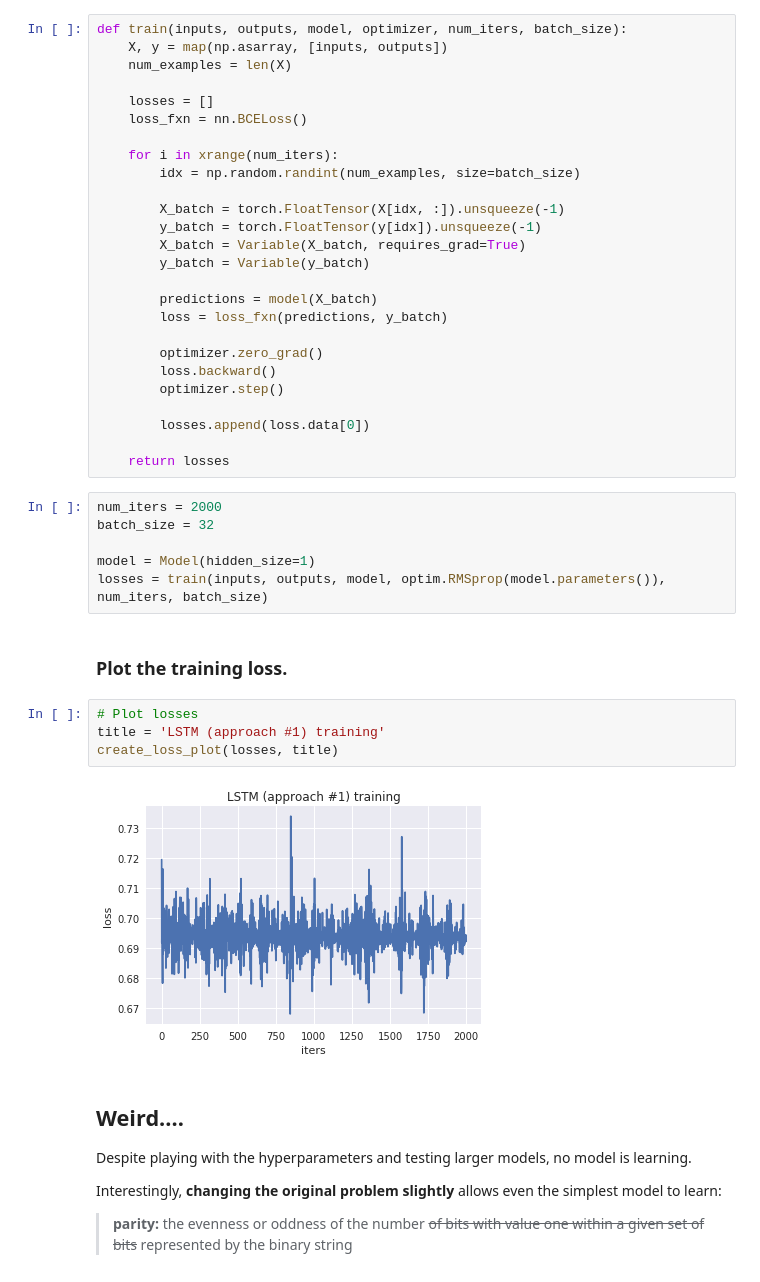
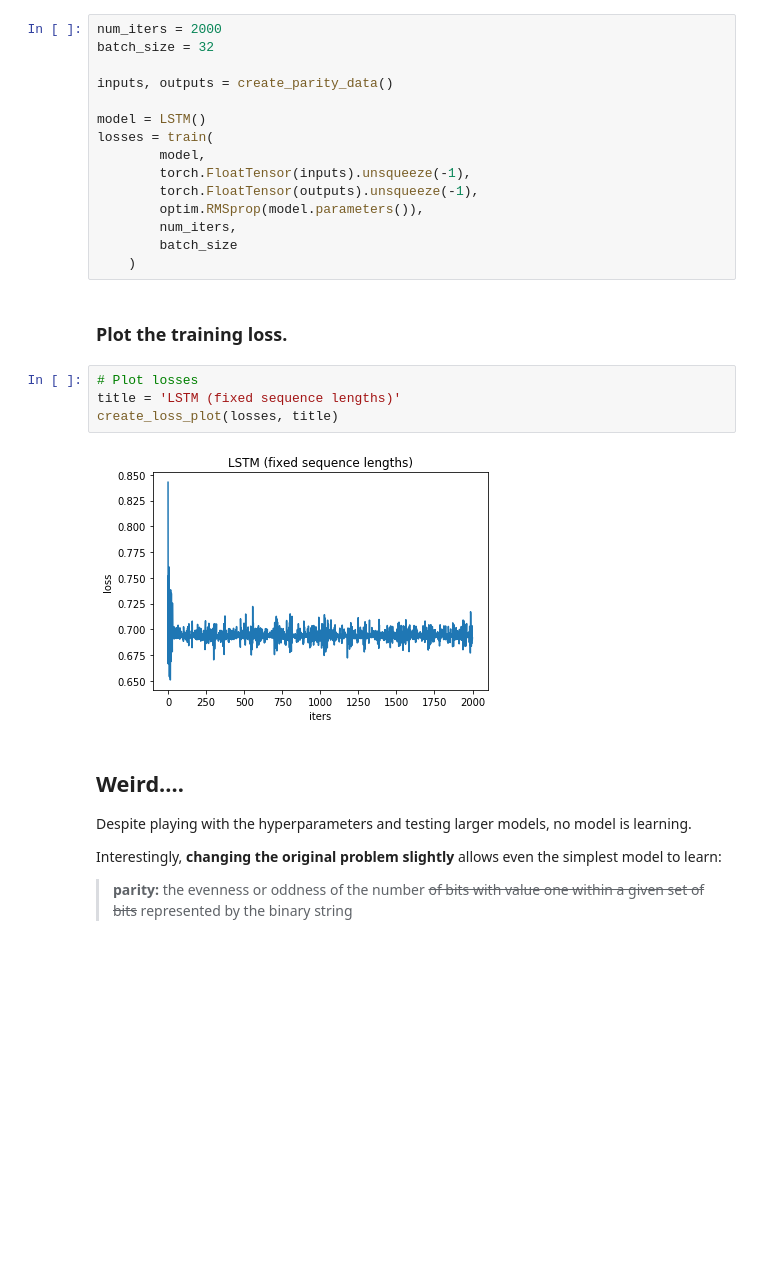
Before and after one commit to jkarimi91/deepxor, a Jupyter notebook: parity.ipynb, the cells around one changed output. Drawn from its saved outputs; the diff is of its cells as text; blank space fills up the shorter version.

```diff
--- a/parity.ipynb
+++ b/parity.ipynb
@@ -56,43 +26,26 @@ class Model(nn.Module):
-# %%
-def train(inputs, outputs, model, optimizer, num_iters, batch_size):
-    X, y = map(np.asarray, [inputs, outputs])
-    num_examples = len(X)
-
-    losses = []
-    loss_fxn = nn.BCELoss()
-
-    for i in xrange(num_iters):
-        idx = np.random.randint(num_examples, size=batch_size)
-
-        X_batch = torch.FloatTensor(X[idx, :]).unsqueeze(-1)
-        y_batch = torch.FloatTensor(y[idx]).unsqueeze(-1)
-        X_batch = Variable(X_batch, requires_grad=True)
-        y_batch = Variable(y_batch)
-
-        predictions = model(X_batch)
-        loss = loss_fxn(predictions, y_batch)
-
-        optimizer.zero_grad()
-        loss.backward()
-        optimizer.step()
-
-        losses.append(loss.data[0])
-
-    return losses
 # %%
 num_iters = 2000
 batch_size = 32
 
-model = Model(hidden_size=1)
-losses = train(inputs, outputs, model, optim.RMSprop(model.parameters()), num_iters, batch_size)
+inputs, outputs = create_parity_data()
+
+model = LSTM()
+losses = train(
+        model,
+        torch.FloatTensor(inputs).unsqueeze(-1),
+        torch.FloatTensor(outputs).unsqueeze(-1),
+        optim.RMSprop(model.parameters()),
+        num_iters,
+        batch_size
+    )
 # %% [markdown]
 ### Plot the training loss.
 # %%
 # Plot losses
-title = 'LSTM (approach #1) training'
+title = 'LSTM (fixed sequence lengths)'
 create_loss_plot(losses, title)
 # %% [output]
-[figure, old version]
+[figure, new version]
 # %% [markdown]
 ## Weird....
 Despite playing with the hyperparameters and testing larger models, no model is learning.
```
Also changed, not shown: parts of 27 cells of this notebook, 4 other files.
